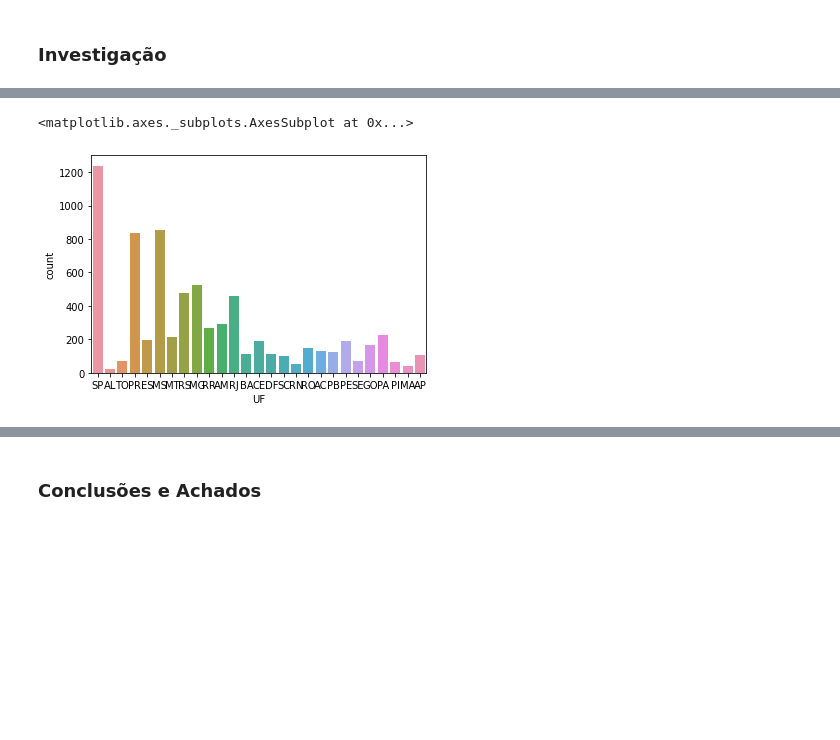
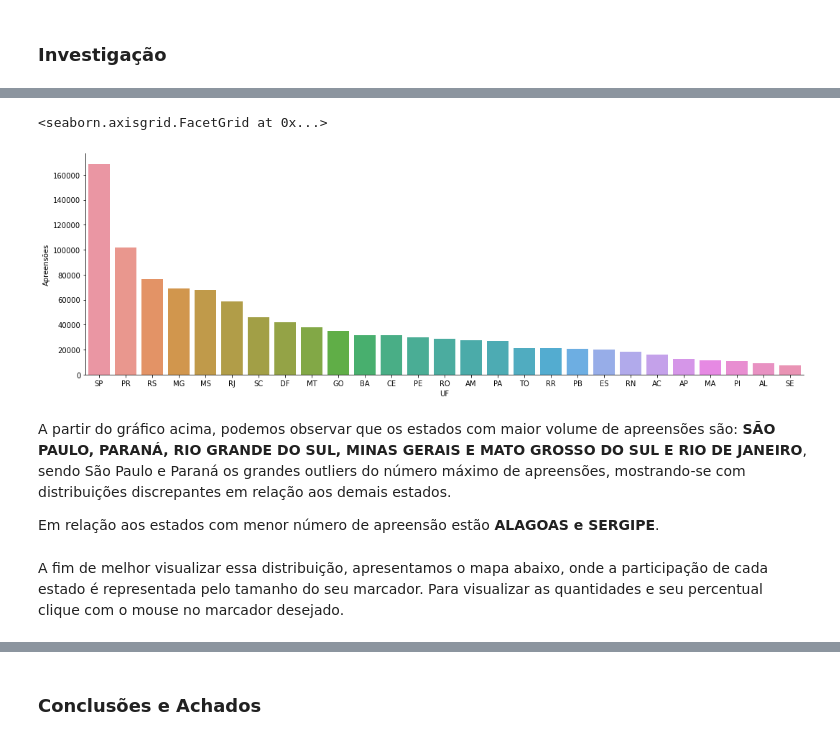
Before and after one commit to uellington-bonaparte/dotfiles, a Jupyter notebook: TrabalhoFinal_Uellington.ipynb, the cells around one changed output, grey strips where cells are left out. Cells and saved outputs as stored; diff of their text form; code cells hidden in the pictures; blank space fills up the shorter version.

```diff
--- a/TrabalhoFinal_Uellington.ipynb
+++ b/TrabalhoFinal_Uellington.ipynb
@@ -48,21 +51,18 @@ Sou Escrivão da Polícia Federal, lotado no Núcleo de Tecnologia e eventualmen
 # %% [markdown]
 ### Carregando os dados
 # %%
-# carrega o arquivo de apreensões (fonte: bi.pf.gov.br > Estatísticas > Apreensões-Analítico)
+# Carrega o arquivo de apreensões (fonte: bi.pf.gov.br > Estatísticas > Apreensões-Analítico)
 # Arquivo convertido para formato .csv (sem alteração/manipulação) pois não estava abrindo no formato .xlsx
 
-# path_apreensoes = '/content/sample_data/apreensoes_pf.csv'
-path_apreensoes = '/content/drive/MyDrive/apreensoes_pf.csv'
+# path_apreensoes = '/content/sample_data/apreensoes_pf.csv'  # Google Colab
+path_apreensoes = 'D:/Google Drive/Colab Notebooks/apreensoes_pf.csv'
 
-# carrega a tabela apenas com as colunas Instauração, UF Apreensão, nº Apreensão, Tipo Material, Proc. Área de Atribuição
-apreensoes = pd.read_csv(path_apreensoes, sep=';', na_values=['-','*','*-'], encoding='latin1', usecols=[2, 3, 5, 9, 11, 38], names=['Procedimento','Instauracao','UF','Apreensao', 'Material', 'Area'], header=0)
+# carrega a tabela apenas com as colunas UF Apreensão, Data Apreensão, Tipo Material e Proc. Área de Atribuição
+apreensoes = pd.read_csv(path_apreensoes, sep=';', na_values=['-','*','*-'], encoding='latin1', usecols=[5, 10, 11, 38], header=0)
+apreensoes.rename(columns = {'UF Apreensão':'UF', 'Data Apreensão':'Data','Tipo Material':'Material','Proc. Área de Atribuição':'Área'}, inplace = True)
 
-#Acrescenta a coluna ano calculada a partir da extração do campo 'Apreensao'
-apreensoes['Ano'] = apreensoes['Apreensao'].apply(lambda x: x.split('/')[-1]).astype(int)
-
-# CORRIGIR A CAPTURA DO ANO (REGEX)
-# apreensoes['Ano'] = apreensoes['Procedimento'].apply(lambda x: re.findall('((\/|\s)[1-2]\d{3})', 'IPL 25/2010-4-DPF/AGA/TO')[0][0][1:]) #.astype(int) #
+#Acrescenta a coluna ano calculada a partir da extração do campo 'Data Apreensao' (renomeada para Data)
+apreensoes['Ano'] = apreensoes['Data'].apply(lambda x: x.split('/')[-1]).astype(int)
 
 #Reorganiza as colunas, eliminando a coluna 'Apreensao' (utilizada somente para identificar o ano)
-apreensoes = apreensoes[['UF', 'Material','Ano','Instauracao','Area']]
-apreensoes
+apreensoes = apreensoes[['UF', 'Material','Ano','Área']]
@@ -101,0 +114,5 @@ regex_ano
+# %%
+# Tratamento e exclusão de anos listados antes do tratamento dos dados:
+apreensoes = apreensoes[apreensoes['Ano'] <= 2021].reset_index()
+lista_anos = apreensoes.groupby('Ano').agg({'Ano':'count'})
+lista_anos
@@ -108,4 +141,5 @@ As análises iniciais buscaram identificar as unidades da Polícia Federal com m
 # %%
-# Agrupar tabela para mostrar todas as ocorrências de Materiais por UF
-total_uf = apreensoes[['UF', 'Material']]
-total = total_uf.groupby(['UF']).count()
+# Agrupa tabela para mostrar todas as ocorrências de Materiais por UF
+total_uf = apreensoes.groupby(['UF']).agg({'Material':'count'})
+total_uf = total_uf.set_axis(['Apreensões'],axis=1).reset_index()
+total_uf
@@ -118,5 +164,14 @@ sns.displot(total['Material'],kde=True, aspect=2)
-# %%
-sns.countplot(x = 'UF', data=total_uf)
-# %% [output]
-<matplotlib.axes._subplots.AxesSubplot at 0x...>
-[figure, removed]
+# %%
+total_uf.sort_values(by='Apreensões', inplace = True, ascending=False)
+# total_uf.set_axis(['Apreensões'],axis=1, inplace=True)
+sns.catplot(kind='bar', x = "UF", y='Apreensões', data=total_uf, aspect = 3)
+# %% [output]
+<seaborn.axisgrid.FacetGrid at 0x...>
+[figure, added]
+# %% [markdown]
+A partir do gráfico acima, podemos observar que os estados com maior volume de apreensões são:
+**SÃO PAULO, PARANÁ, RIO GRANDE DO SUL, MINAS GERAIS E MATO GROSSO DO SUL E RIO DE JANEIRO**, sendo São Paulo e Paraná os grandes outliers do número máximo de apreensões, mostrando-se com distribuições discrepantes em relação aos demais estados.
+
+Em relação aos estados com menor número de apreensão estão **ALAGOAS e SERGIPE**.
+# %% [markdown]
+A fim de melhor visualizar essa distribuição, apresentamos o mapa abaixo, onde a participação de cada estado é representada pelo tamanho do seu marcador. Para visualizar as quantidades e seu percentual clique com o mouse no marcador desejado.
```
Also changed, not shown: parts of 45 cells of this notebook.
